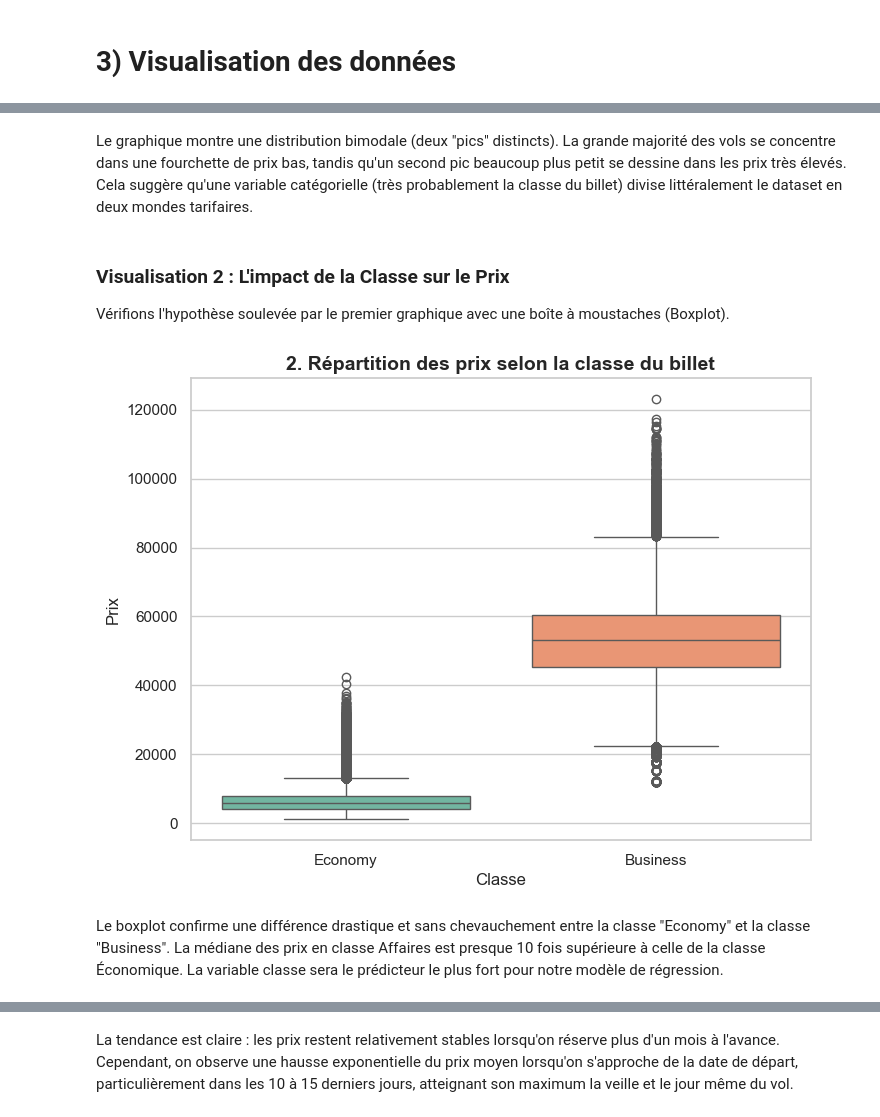
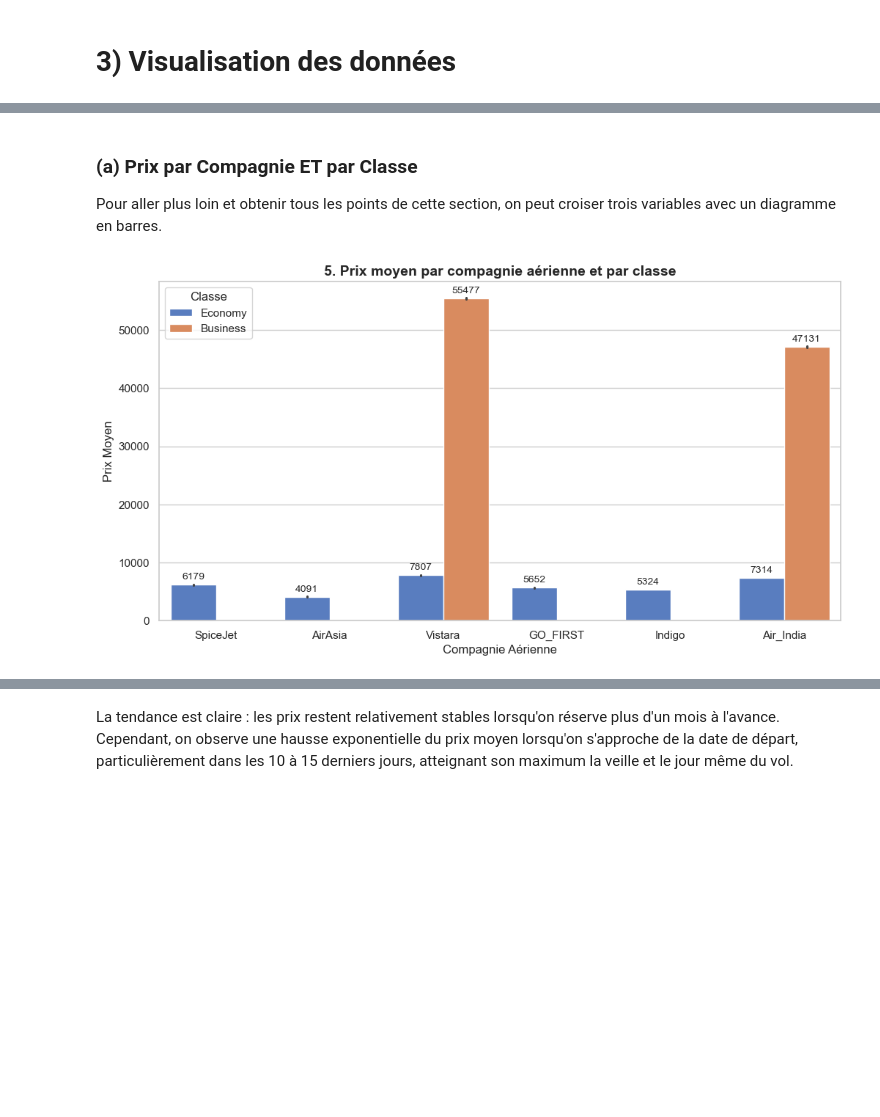
Before and after one commit to eliotthbn/fondement_ia, a Jupyter notebook: Projet.ipynb, the cells around one changed output, grey strips where cells are left out. Drawn from its saved outputs; the diff is of its cells as text; code cells hidden in the pictures; blank space fills up the shorter version.

```diff
--- a/Projet.ipynb
+++ b/Projet.ipynb
@@ -235,16 +256,19 @@ plt.show()
-# %% [markdown]
-Le graphique montre une distribution bimodale (deux "pics" distincts). La grande majorité des vols se concentre dans une fourchette de prix bas, tandis qu'un second pic beaucoup plus petit se dessine dans les prix très élevés. Cela suggère qu'une variable catégorielle (très probablement la classe du billet) divise littéralement le dataset en deux mondes tarifaires.
-# %% [markdown]
-### Visualisation 2 : L'impact de la Classe sur le Prix
-Vérifions l'hypothèse soulevée par le premier graphique avec une boîte à moustaches (Boxplot).
-# %%
-plt.figure(figsize=(8, 6))
-sns.boxplot(x='classe', y='prix', data=donnees_vols, palette='Set2')
-plt.title('2. Répartition des prix selon la classe du billet', fontsize=14, fontweight='bold')
-plt.xlabel('Classe', fontsize=12)
-plt.ylabel('Prix', fontsize=12)
-plt.show()
-# %% [output]
-[figure, removed]
-# %% [markdown]
-Le boxplot confirme une différence drastique et sans chevauchement entre la classe "Economy" et la classe "Business". La médiane des prix en classe Affaires est presque 10 fois supérieure à celle de la classe Économique. La variable classe sera le prédicteur le plus fort pour notre modèle de régression.
+# %% [markdown]
+### (a) Prix par Compagnie ET par Classe
+Pour aller plus loin et obtenir tous les points de cette section, on peut croiser trois variables avec un diagramme en barres.
+# %%
+plt.figure(figsize=(12, 6))
+
+ax = sns.barplot(x='compagnie_aerienne', y='prix', hue='classe', data=donnees_vols, palette='muted')
+
+plt.title('5. Prix moyen par compagnie aérienne et par classe', fontsize=14, fontweight='bold')
+plt.xlabel('Compagnie Aérienne', fontsize=12)
+plt.ylabel('Prix Moyen', fontsize=12)
+plt.legend(title='Classe')
+
+for container in ax.containers:
+    ax.bar_label(container, fmt='%.0f', padding=3, fontsize=10)
+
+plt.show()
+# %% [output]
+[figure, added]
```
Also changed, not shown: parts of 21 cells of this notebook, 1 other file.
